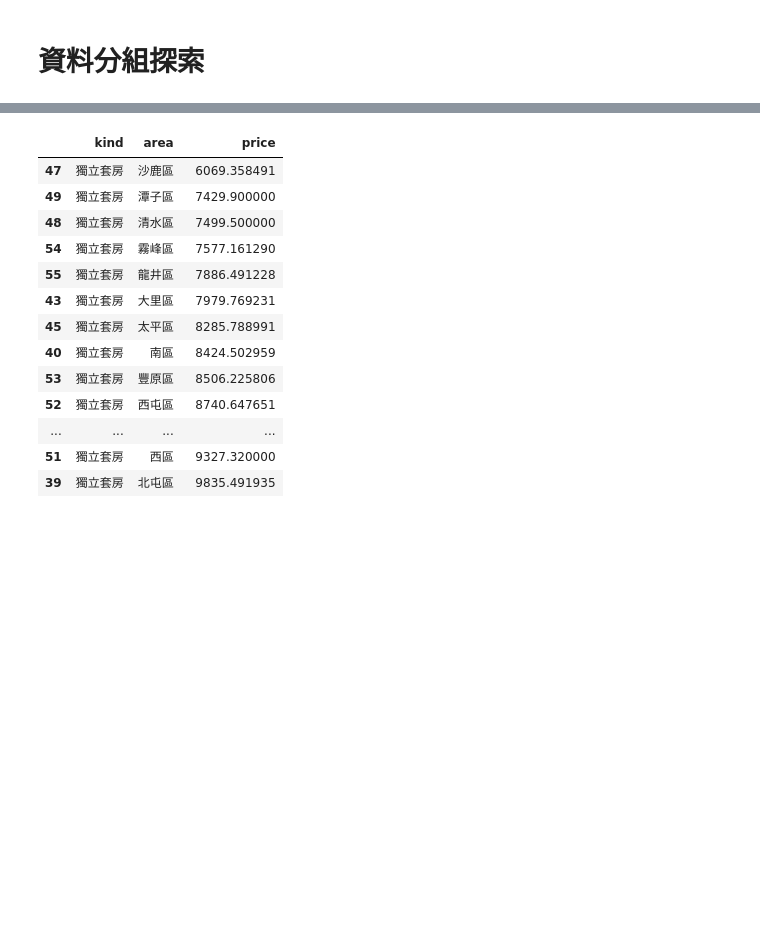
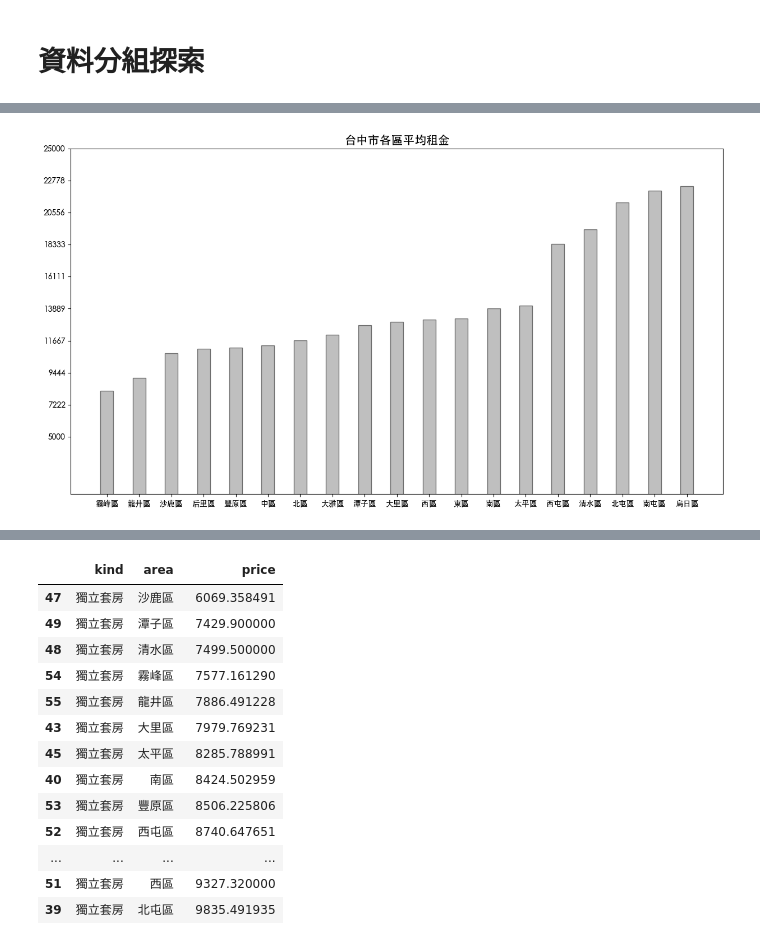
Before and after one commit to EvanRuan0401/rent-of-house-regression, a Jupyter notebook: Analysis_Report/tc_EDA.ipynb, the cells around one changed output, grey strips where cells are left out. Cells and saved outputs as stored; diff of their text form; code cells hidden in the pictures; blank space fills up the shorter version.

```diff
--- a/Analysis_Report/tc_EDA.ipynb
+++ b/Analysis_Report/tc_EDA.ipynb
@@ -253,0 +305,3 @@ kind_area_price[kind_area_price["kind"]=="分租套房"]
+# %%
+area_price = tc2.groupby(["area"], as_index = False)
+area_price["price"].mean().sort_values(by = "price")
@@ -253,0 +326,14 @@ kind_area_price[kind_area_price["kind"]=="分租套房"]
+# %%
+x = area_price["price"].mean().sort_values(by = "price")["area"]
+y = area_price["price"].mean().sort_values(by = "price")["price"]
+
+fig = plt.figure(figsize=(15,8))
+sub = fig.add_subplot(111)
+
+sub.bar(x = x, height = y, alpha = 0.5, width = 0.4, edgecolor = 'k', color = 'grey')
+sub.set_ylim([1000, 25000])
+sub.set_yticks(np.linspace(5000,25000,10))
+sub.set_title("台中市各區平均租金", fontsize = 15)
+plt.show()
+# %% [output]
+[figure, added]
```
Also changed, not shown: parts of 12 cells of this notebook.
